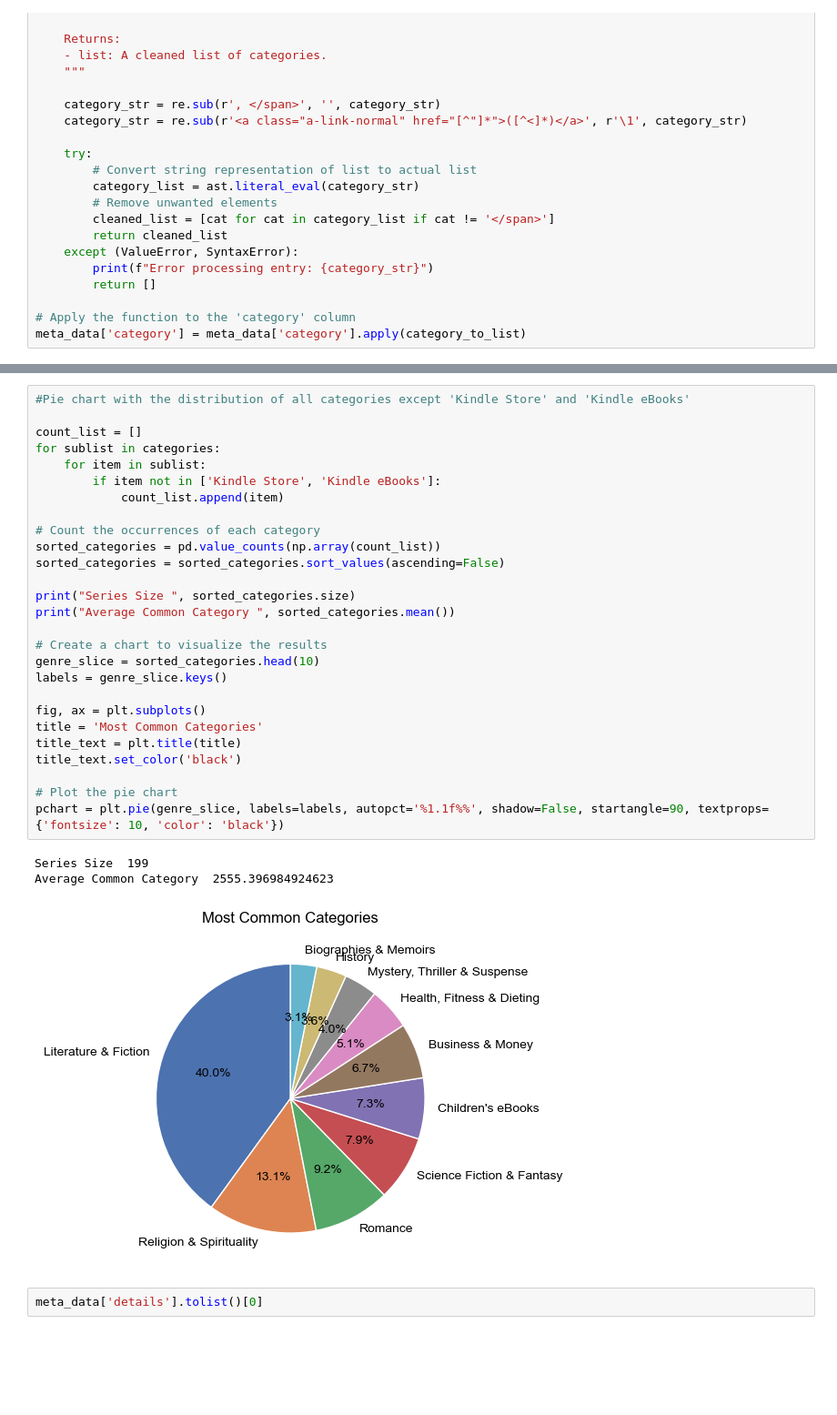
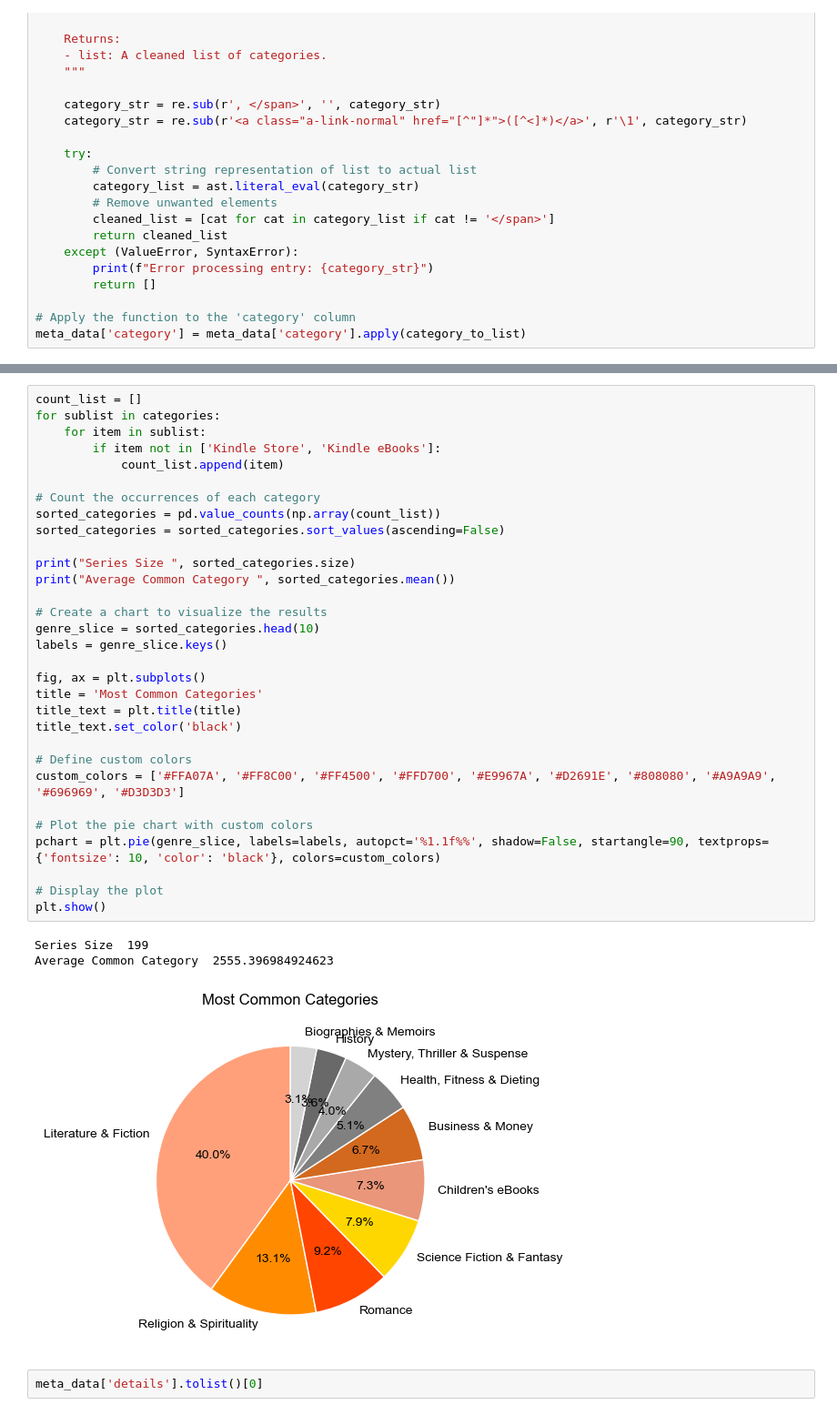
Before and after one commit to leonie1608/Web_Mining_Group9, a Jupyter notebook: model/Exploratory_Data_Analysis.ipynb, the cells around one changed output, grey strips where cells are left out. Shown: that part at 91% size. Saved outputs shown, nothing was run; the diff lists cells and outputs as text; blank space fills up the shorter version.

```diff
--- a/model/Exploratory_Data_Analysis.ipynb
+++ b/model/Exploratory_Data_Analysis.ipynb
@@ -337,34 +343,38 @@ Average Common Category  7401.353233830846
-# %%
-#Pie chart with the distribution of all categories except 'Kindle Store' and 'Kindle eBooks'
-
-count_list = []
-for sublist in categories:
-    for item in sublist:
-        if item not in ['Kindle Store', 'Kindle eBooks']:
-            count_list.append(item)
-
-# Count the occurrences of each category
-sorted_categories = pd.value_counts(np.array(count_list))
-sorted_categories = sorted_categories.sort_values(ascending=False)
-
-print("Series Size ", sorted_categories.size)
-print("Average Common Category ", sorted_categories.mean())
-
-# Create a chart to visualize the results
-genre_slice = sorted_categories.head(10)
-labels = genre_slice.keys()
-
-fig, ax = plt.subplots()
-title = 'Most Common Categories'
-title_text = plt.title(title)
-title_text.set_color('black')
-
-# Plot the pie chart
-pchart = plt.pie(genre_slice, labels=labels, autopct='%1.1f%%', shadow=False, startangle=90, textprops={'fontsize': 10, 'color': 'black'})
-# %% [output]
-Series Size  199
-Average Common Category  2555.396984924623
-[figure, removed]
+# %%
+count_list = []
+for sublist in categories:
+    for item in sublist:
+        if item not in ['Kindle Store', 'Kindle eBooks']:
+            count_list.append(item)
+
+# Count the occurrences of each category
+sorted_categories = pd.value_counts(np.array(count_list))
+sorted_categories = sorted_categories.sort_values(ascending=False)
+
+print("Series Size ", sorted_categories.size)
+print("Average Common Category ", sorted_categories.mean())
+
+# Create a chart to visualize the results
+genre_slice = sorted_categories.head(10)
+labels = genre_slice.keys()
+
+fig, ax = plt.subplots()
+title = 'Most Common Categories'
+title_text = plt.title(title)
+title_text.set_color('black')
+
+# Define custom colors
+custom_colors = ['#FFA07A', '#FF8C00', '#FF4500', '#FFD700', '#E9967A', '#D2691E', '#808080', '#A9A9A9', '#696969', '#D3D3D3']
+
+# Plot the pie chart with custom colors
+pchart = plt.pie(genre_slice, labels=labels, autopct='%1.1f%%', shadow=False, startangle=90, textprops={'fontsize': 10, 'color': 'black'}, colors=custom_colors)
+
+# Display the plot
+plt.show()
+# %% [output]
+Series Size  199
+Average Common Category  2555.396984924623
+[figure, added]
 # %%
 meta_data['details'].tolist()[0]
 # %% [output]
```
Also changed, not shown: parts of 9 cells of this notebook, 9 other files.
